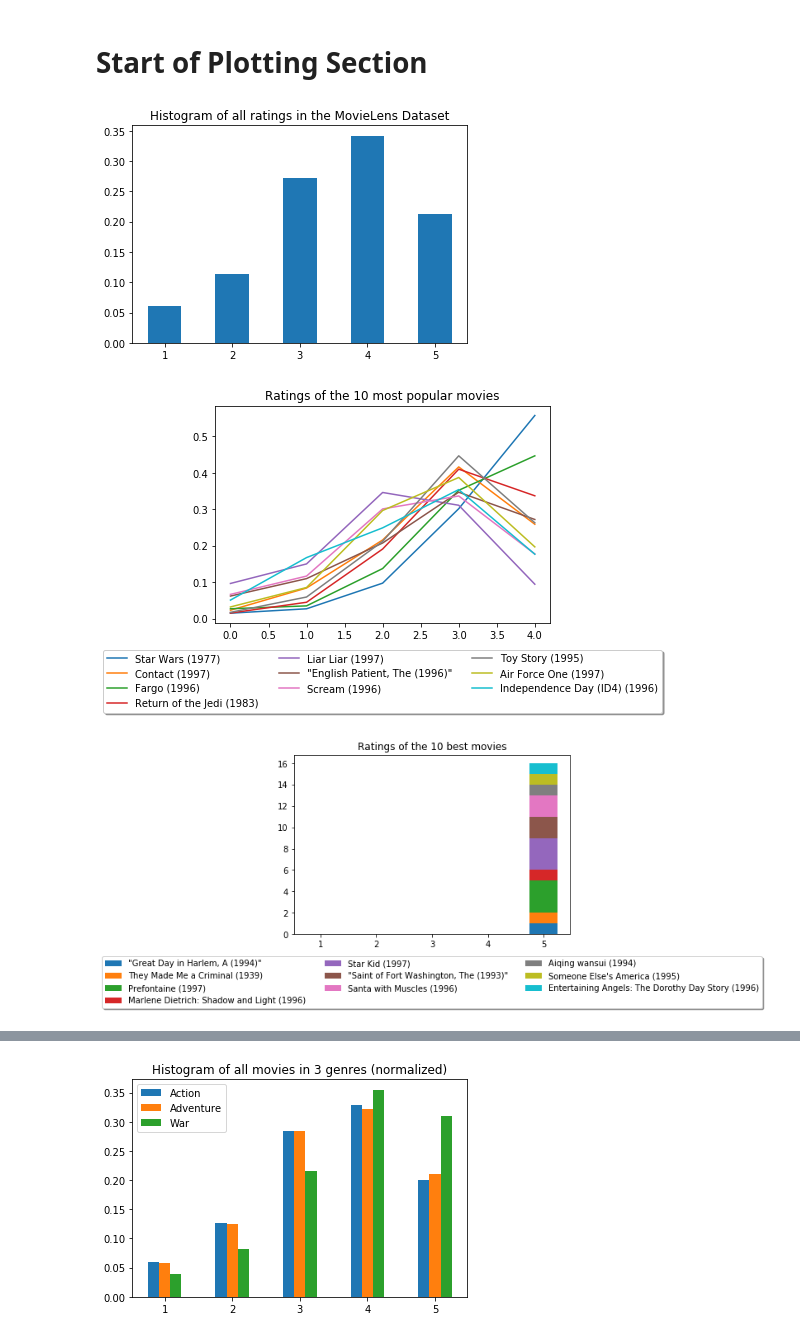
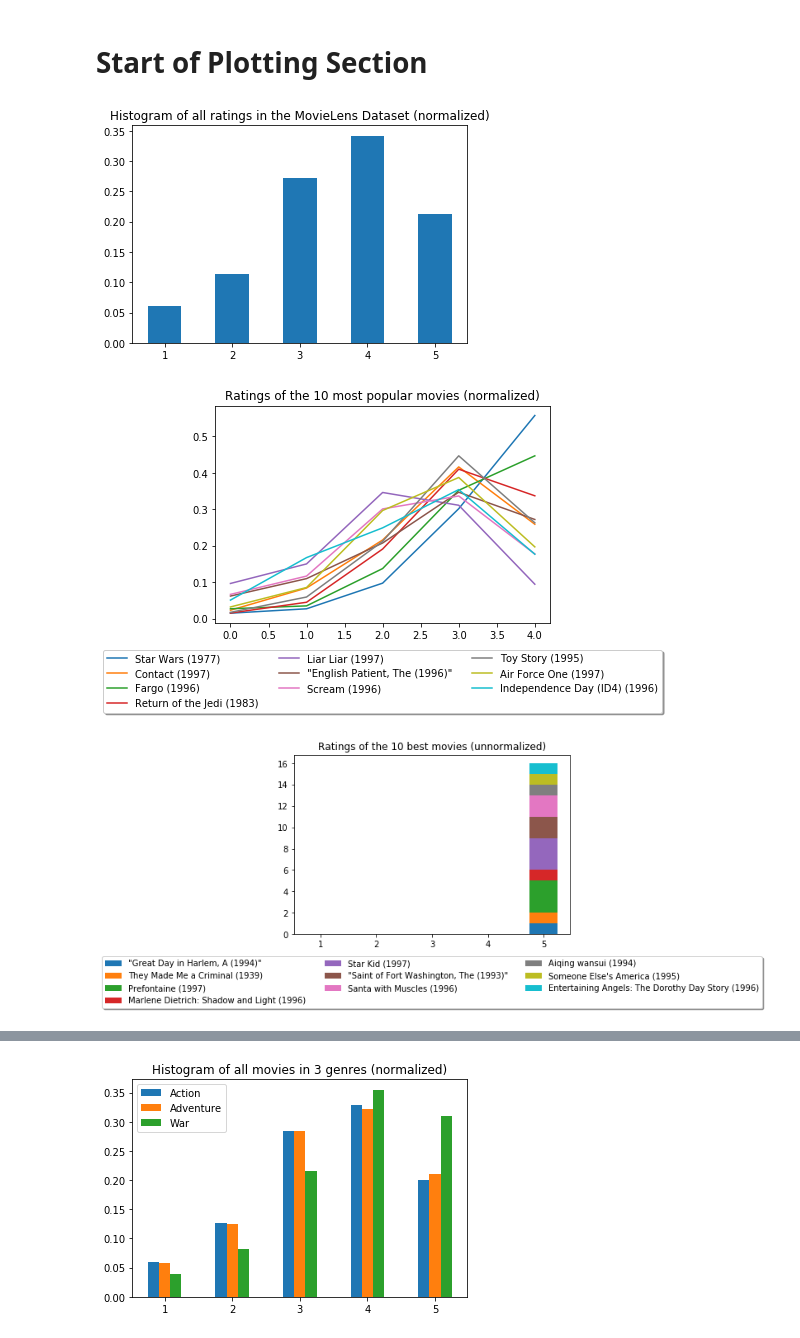
Before and after one commit to miladtaghavi/Miniproject2, a Jupyter notebook: Basic Visualizations.ipynb, the cells around one changed output, grey strips where cells are left out. Drawn from its saved outputs; the diff is of its cells as text; code cells hidden in the pictures.

Commit message:
Normalised all the basic plots

```diff
--- a/Basic Visualizations.ipynb
+++ b/Basic Visualizations.ipynb
@@ -114,12 +114,12 @@ genre17_idx = [movie.idx for movie in list(movies.values()) if movie.genres[17]]
 # %% [markdown]
 # Start of Plotting Section
 # %%
-plt.title("Histogram of all ratings in the MovieLens Dataset")
+plt.title("Histogram of all ratings in the MovieLens Dataset (normalized)")
 plt.hist(full_ratings, bins=[1, 2, 3, 4, 5, 6], align="left", rwidth=0.5, normed=True)
 plt.savefig("./Visualizations/Fig4-1.png", dpi=300)
 plt.show()
 # %% [output]
-[figure, old version]
+[figure, new version]
 # %%
 fig = plt.figure()
 ax = plt.subplot()
@@ -137,11 +137,11 @@ for i in range(len(ratings_arr)):
 lgd = ax.legend(loc='upper center', bbox_to_anchor=(0.5, -0.1),
           fancybox=True, shadow=True, ncol=3)
 
-ax.set_title("Ratings of the 10 most popular movies")
+ax.set_title("Ratings of the 10 most popular movies (normalized)")
 plt.savefig("./Visualizations/Fig4-2.png", dpi=300, bbox_extra_artists=(lgd,), bbox_inches='tight')
 plt.show()
 # %% [output]
-[figure, old version]
+[figure, new version]
 # %%
 fig = plt.figure()
 ax = plt.subplot()
@@ -155,11 +155,11 @@ plt.hist(ratings_arr, bins=[1, 2, 3, 4, 5, 6], align="left", histtype="barstacke
 lgd = ax.legend(loc='upper center', bbox_to_anchor=(0.5, -0.1),
           fancybox=True, shadow=True, ncol=3)
 
-ax.set_title("Ratings of the 10 best movies")
+ax.set_title("Ratings of the 10 best movies (unnormalized)")
 plt.savefig("./Visualizations/Fig4-3.png", dpi=300, bbox_extra_artists=(lgd,), bbox_inches='tight')
 plt.show()
 # %% [output]
-[figure, old version]
+[figure, new version]
 # %%
 # We use itertools.chain to flatten the list of lists into a single generator, then list() to convert to list
 genre1_scores = list(itertools.chain(*[movies[i].ratings for i in genre1_idx]))
```
Also changed, not shown: parts of 3 cells of this notebook, 6 other files.
